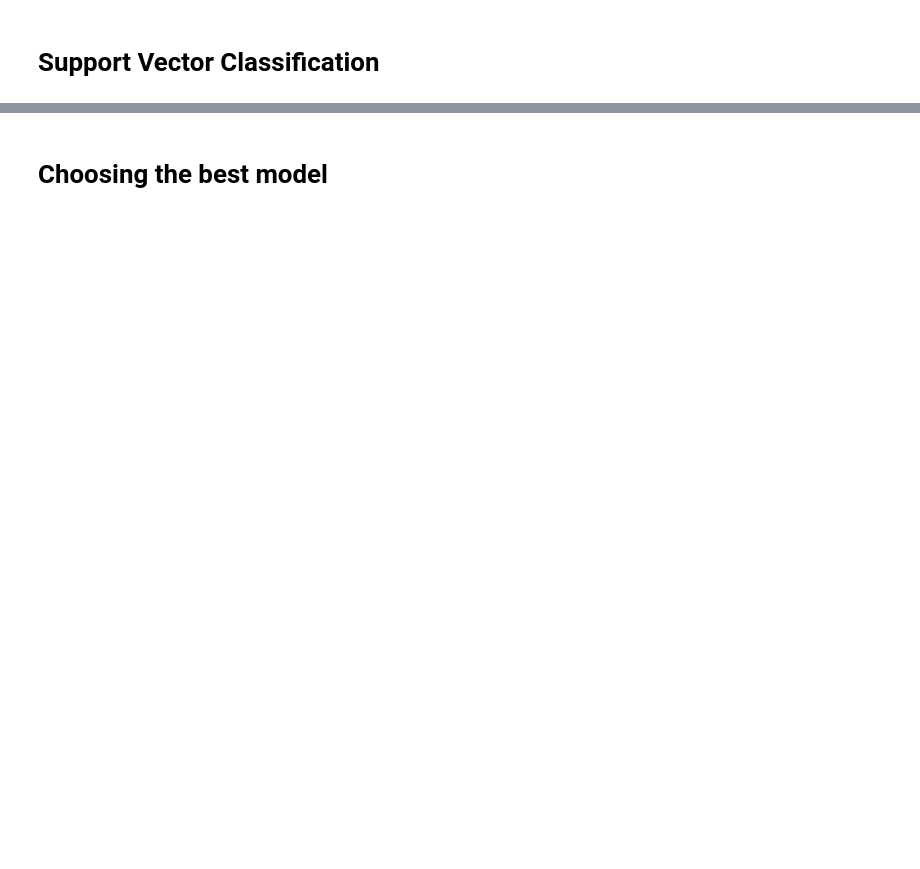
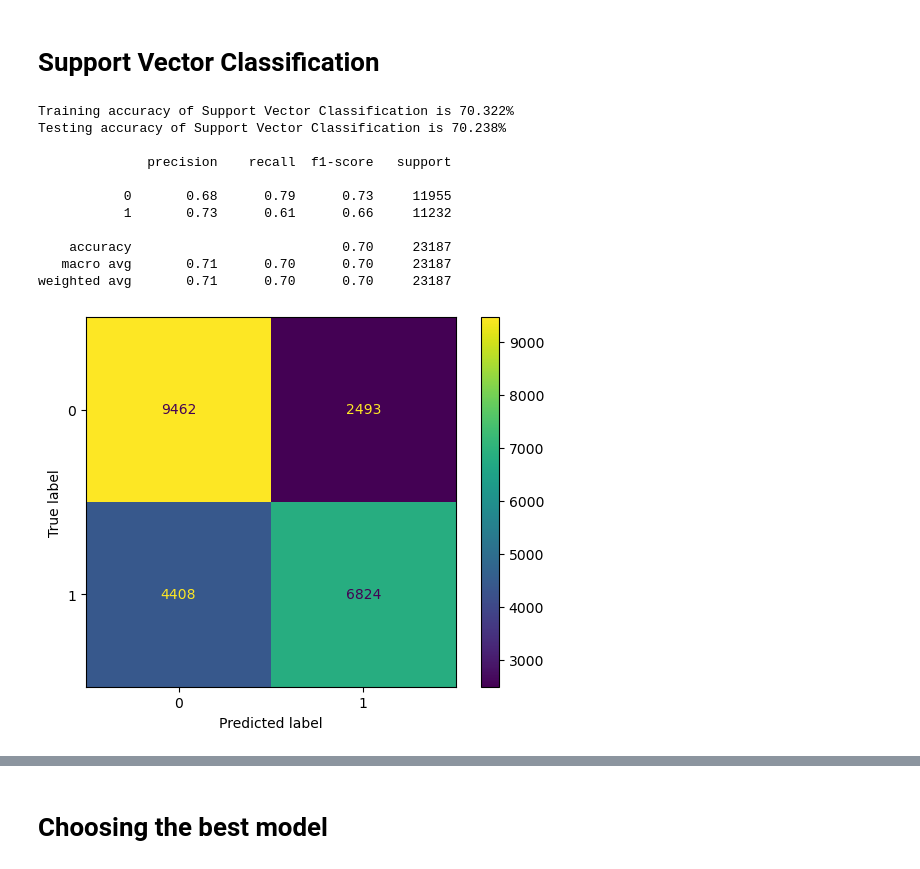
Before and after one commit to AbdelrahmanIbrahimG/TOP_fake_news_classifier, a Jupyter notebook: Training/TOP.ipynb, the cells around one changed output, grey strips where cells are left out. Drawn from its saved outputs; the diff is of its cells as text; code cells hidden in the pictures; blank space fills up the shorter version.

```diff
--- a/Training/TOP.ipynb
+++ b/Training/TOP.ipynb
@@ -522,7 +545,20 @@ weighted avg       0.89      0.88      0.88     23187
 # %% [markdown]
 # Support Vector Classification
 # %%
-# svc = SVC(kernel="rbf", gamma=0.1, C=1.0)
-# svc_acc = train(svc, "Support Vector Classification")
-# conf_matrix(svc)
-# class_report(svc)
+svc = SVC(kernel="sigmoid", gamma="scale", C=10.0, max_iter=500)
+svc_acc = train(svc, "Support Vector Classification")
+conf_matrix(svc)
+class_report(svc)
+# %% [output]
+Training accuracy of Support Vector Classification is 70.322%
+Testing accuracy of Support Vector Classification is 70.238%
+
+              precision    recall  f1-score   support
+
+           0       0.68      0.79      0.73     11955
+           1       0.73      0.61      0.66     11232
+
+    accuracy                           0.70     23187
+   macro avg       0.71      0.70      0.70     23187
+weighted avg       0.71      0.70      0.70     23187
+[figure, added]
```
Also changed, not shown: parts of 9 cells of this notebook, 3 other files.
